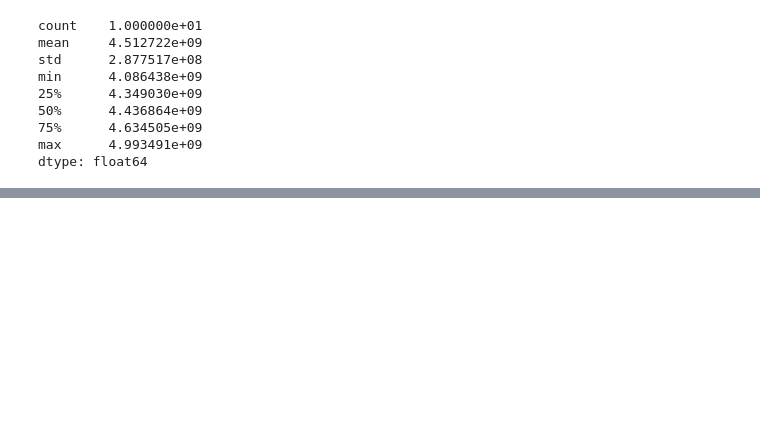
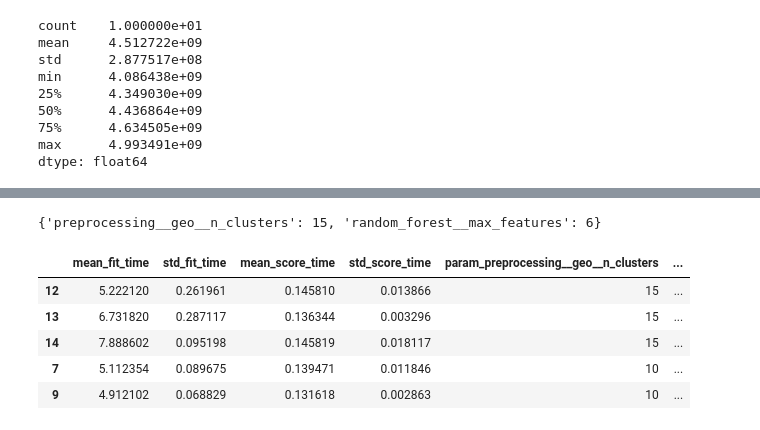
Before and after one commit to thelightfeaver/machine-leaning-practices, a Jupyter notebook: IA-end-to-end.ipynb, the cells around one changed output, grey strips where cells are left out. Drawn from its saved outputs; the diff is of its cells as text; code cells hidden in the pictures; blank space fills up the shorter version.

Commit message:
feat: add randomforechcv

```diff
--- a/IA-end-to-end.ipynb
+++ b/IA-end-to-end.ipynb
@@ -591,0 +614,34 @@ dtype: float64
+# %%
+# use grid search to find best hyperparameters
+
+from sklearn.model_selection import GridSearchCV
+
+full_pipeline = Pipeline([('preprocessing', preprocessing),
+                              ('random_forest', RandomForestRegressor(random_state=42))])
+
+param_grid = [
+    {'preprocessing__geo__n_clusters': [5, 8, 10],
+    'random_forest__max_features': [4, 6, 8]},
+    {'preprocessing__geo__n_clusters': [10, 15],
+     'random_forest__max_features': [6, 8, 10]}]
+
+grid_search = GridSearchCV(full_pipeline, param_grid, cv=3,
+                            scoring='neg_root_mean_squared_error')
+
+grid_search.fit(housing, housing_labels)
+
+
+grid_search.best_params_
+# %% [output]
+{'preprocessing__geo__n_clusters': 15, 'random_forest__max_features': 6}
+# %%
+cv_res = pd.DataFrame(grid_search.cv_results_)
+cv_res.sort_values(by='mean_test_score', ascending=False, inplace=True)
+cv_res.head()
+# %% [output]
+|  | mean_fit_time | std_fit_time | mean_score_time | std_score_time | param_preprocessing__geo__n_clusters | ... |
+| 12 | 5.222120 | 0.261961 | 0.145810 | 0.013866 | 15 | ... |
+| 13 | 6.731820 | 0.287117 | 0.136344 | 0.003296 | 15 | ... |
+| 14 | 7.888602 | 0.095198 | 0.145819 | 0.018117 | 15 | ... |
+| 7 | 5.112354 | 0.089675 | 0.139471 | 0.011846 | 10 | ... |
+| 9 | 4.912102 | 0.068829 | 0.131618 | 0.002863 | 10 | ... |
```
Also changed, not shown: parts of 5 cells of this notebook.
